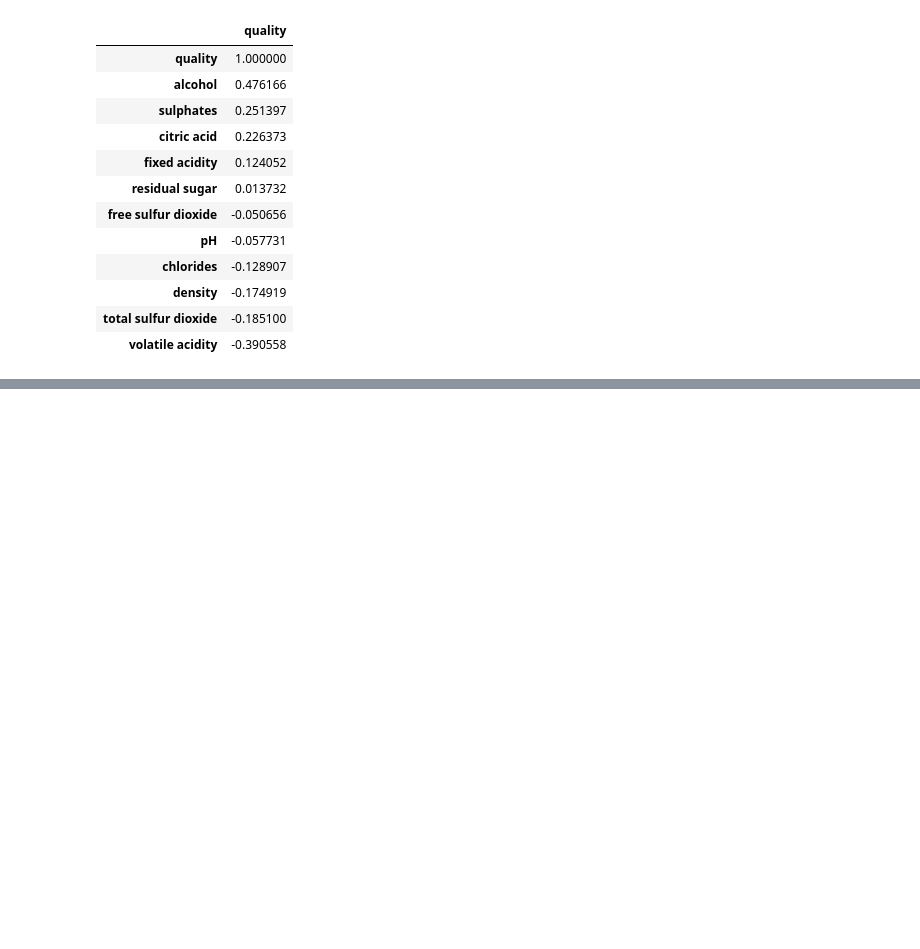
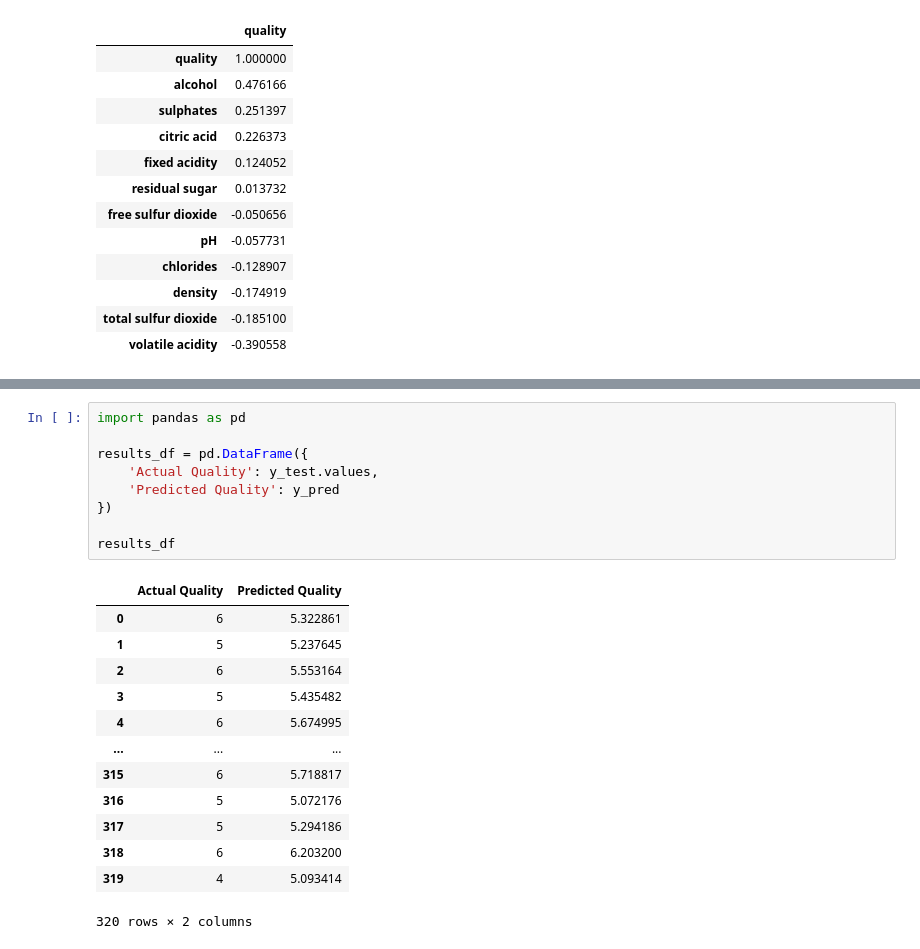
Before and after one commit to shambhavi07/CSCI608FinalProject, a Jupyter notebook: FinalProject.ipynb, the cells around one changed output, grey strips where cells are left out. Drawn from its saved outputs; the diff is of its cells as text; blank space fills up the shorter version.

```diff
--- a/FinalProject.ipynb
+++ b/FinalProject.ipynb
@@ -202,0 +243,23 @@ corr[['quality']].sort_values(by='quality', ascending=False)
+# %%
+import pandas as pd
+
+results_df = pd.DataFrame({
+    'Actual Quality': y_test.values,
+    'Predicted Quality': y_pred
+})
+
+results_df
+# %% [output]
+|  | Actual Quality | Predicted Quality |
+| 0 | 6 | 5.322861 |
+| 1 | 5 | 5.237645 |
+| 2 | 6 | 5.553164 |
+| 3 | 5 | 5.435482 |
+| 4 | 6 | 5.674995 |
+| ... | ... | ... |
+| 315 | 6 | 5.718817 |
+| 316 | 5 | 5.072176 |
+| 317 | 5 | 5.294186 |
+| 318 | 6 | 6.203200 |
+| 319 | 4 | 5.093414 |
+320 rows × 2 columns
```
Also changed, not shown: parts of 5 cells of this notebook.
